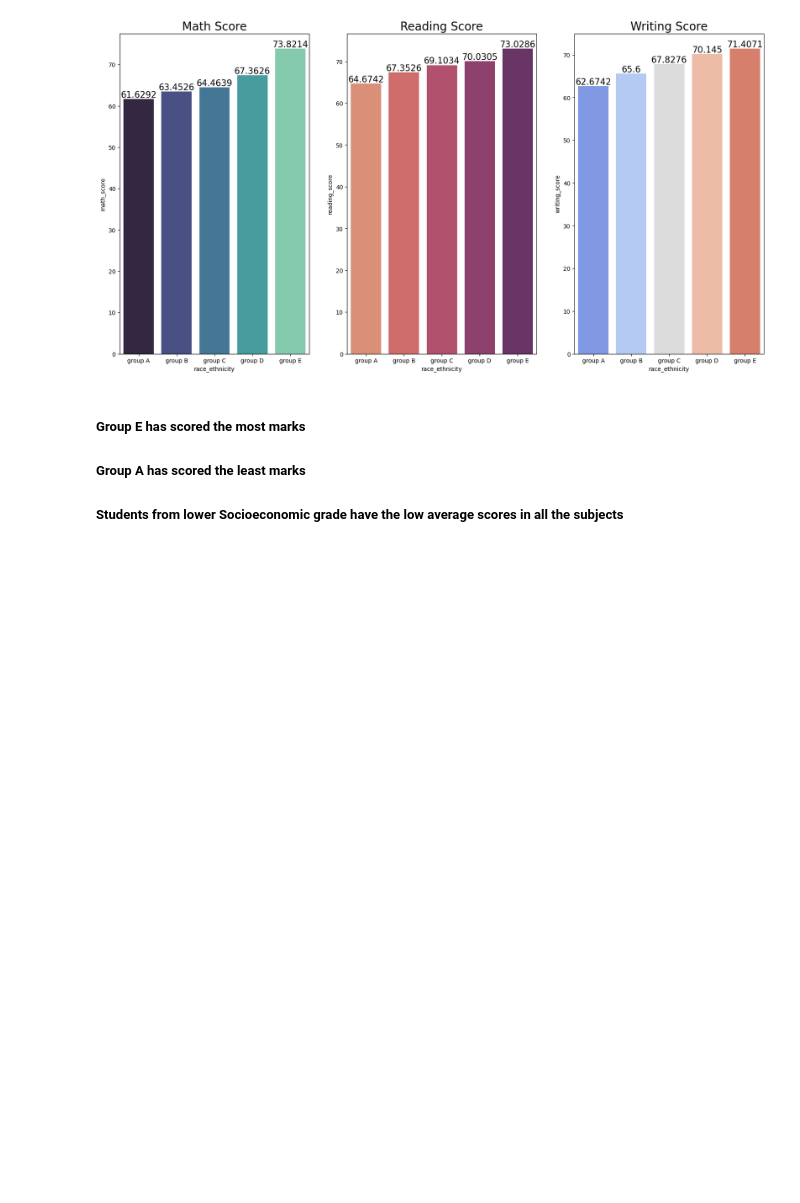
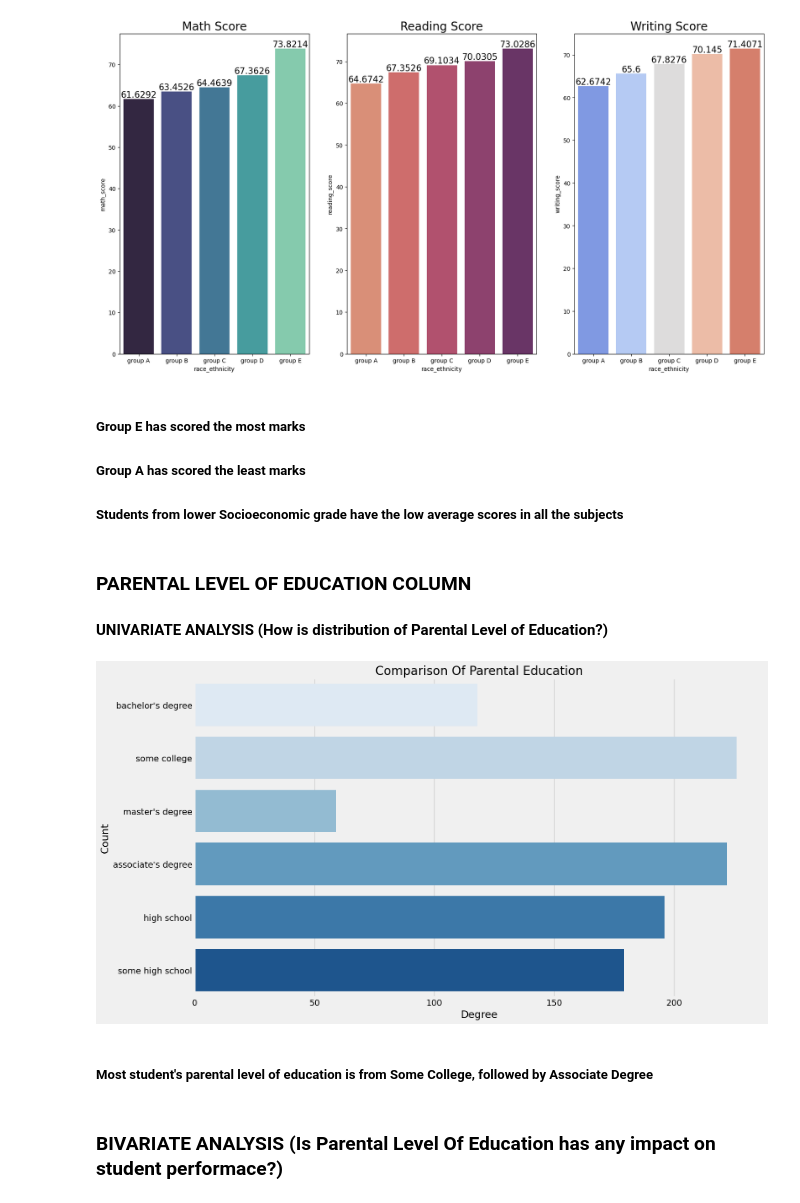
Before and after one commit to KR-16/MLPROJECTS, a Jupyter notebook: notebook/EDA.ipynb, the cells around one changed output. Cells and saved outputs as stored; diff of their text form; code cells hidden in the pictures; blank space fills up the shorter version.

```diff
--- a/notebook/EDA.ipynb
+++ b/notebook/EDA.ipynb
@@ -466,3 +466,21 @@ plt.show()
 ##### Group E has scored the most marks
 ##### Group A has scored the least marks
 ##### Students from lower Socioeconomic grade have the low average scores in all the subjects
+# %% [markdown]
+### PARENTAL LEVEL OF EDUCATION COLUMN
+#### UNIVARIATE ANALYSIS (How is distribution of Parental Level of Education?)
+# %%
+plt.rcParams["figure.figsize"] = (15, 9)
+
+plt.style.use("fivethirtyeight")
+sns.countplot(data = data, y = data["parental_level_of_education"], palette = "Blues", hue = "parental_level_of_education")
+plt.title("Comparison Of Parental Education", fontweight = 30, fontsize = 20)
+plt.xlabel("Degree")
+plt.ylabel("Count")
+plt.show()
+# %% [output]
+[figure, added]
+# %% [markdown]
+##### Most student's parental level of education is from Some College, followed by Associate Degree
+# %% [markdown]
+### BIVARIATE ANALYSIS (Is Parental Level Of Education has any impact on student performace?)
```
Also changed, not shown: parts of 18 cells of this notebook.
